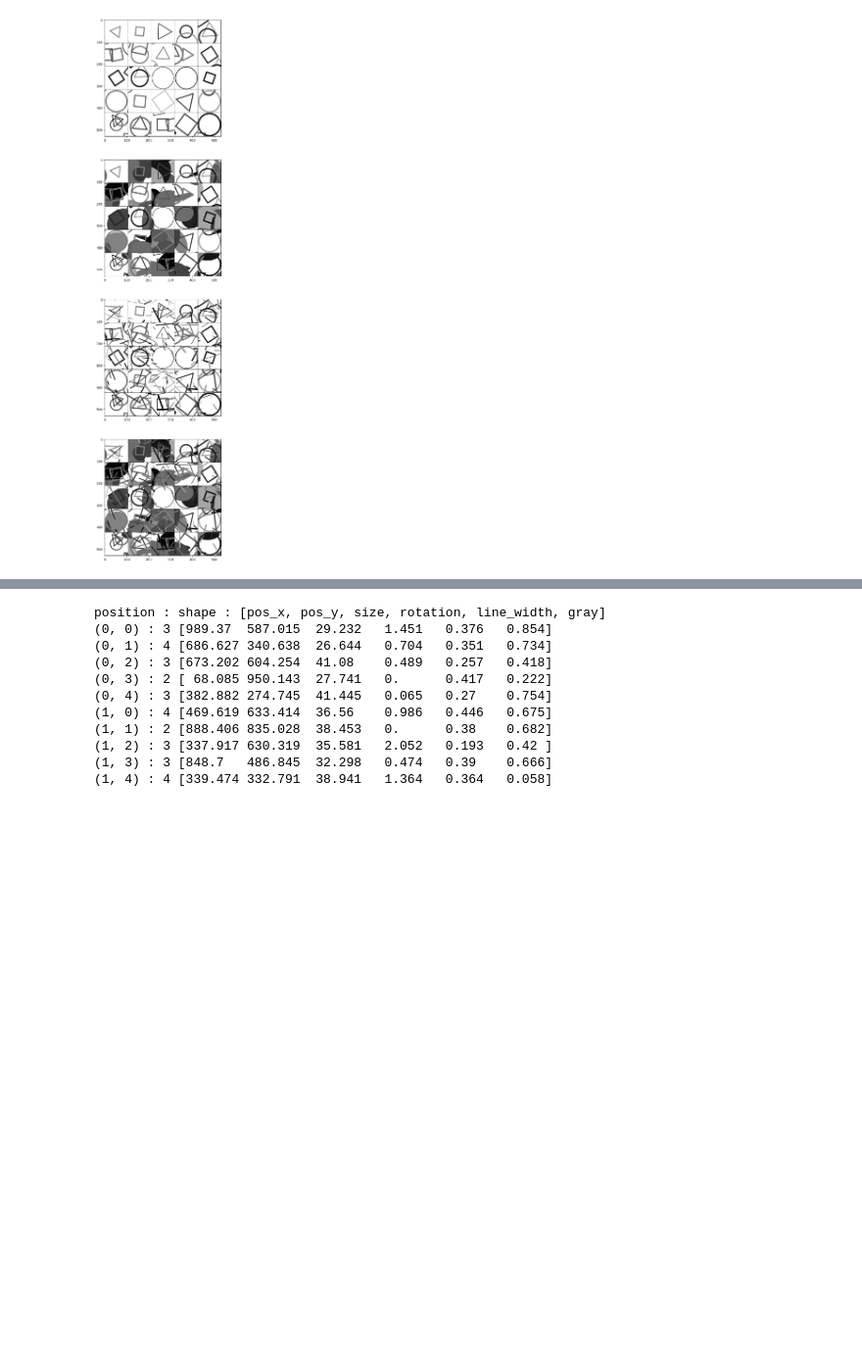
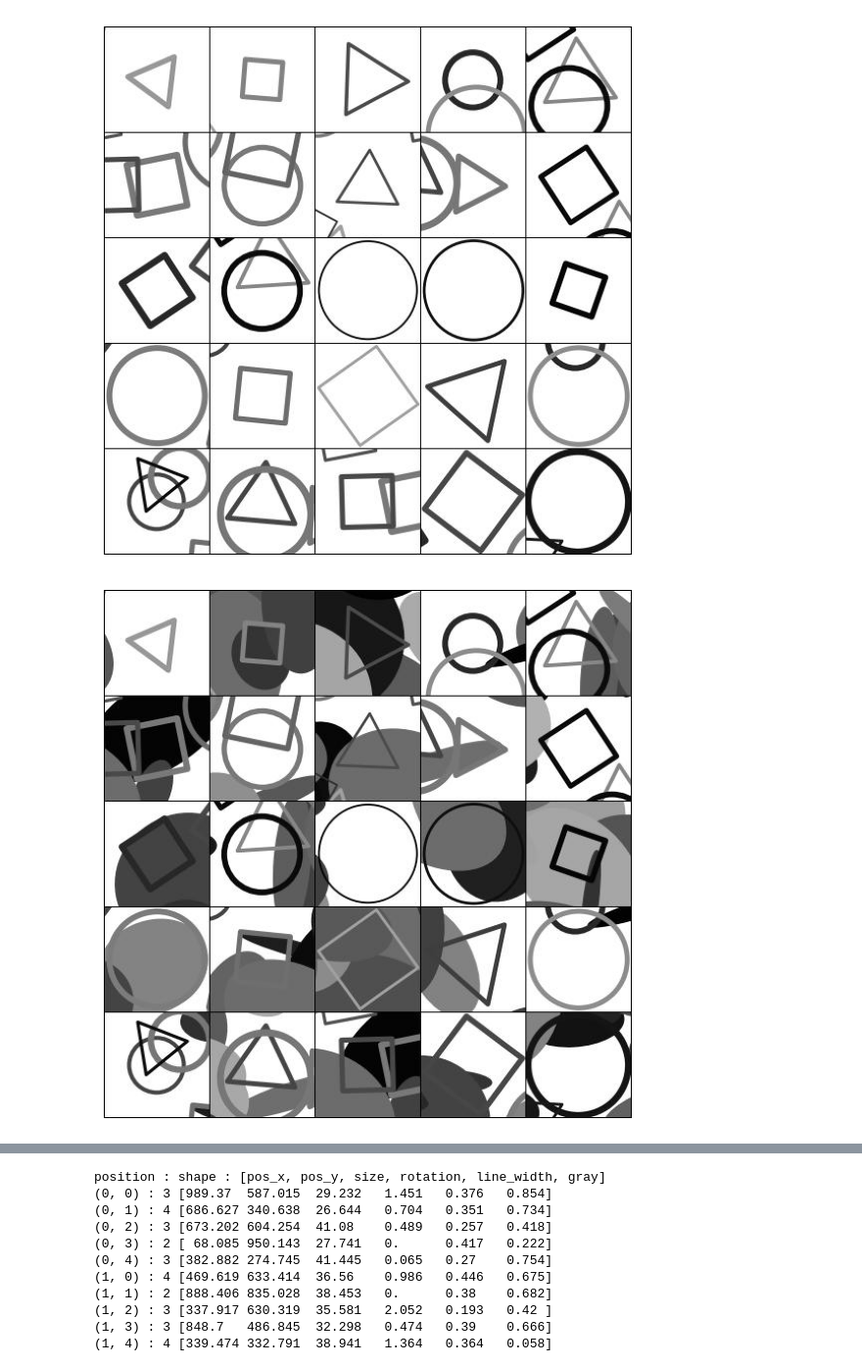
Before and after one commit to jkcas22/shape-recognition, a Jupyter notebook: data.ipynb, the cells around one changed output, grey strips where cells are left out. Shown at 98% size. Drawn from its saved outputs; the diff is of its cells as text; code cells hidden in the pictures; blank space fills up the shorter version.

```diff
--- a/data.ipynb
+++ b/data.ipynb
@@ -133,10 +118,3 @@ for name in folder:
           ET.SubElement(box,'ymax').text=f"{im_size-int(boxes[k][2]+0.5)}"
 
         ET.ElementTree(annotation).write("data/labels/"+file+".xml")
-# %%
-name=folder[0]
-fig, ax = plt.subplots(4, figsize=(30,30))
-for j in range(4):
-    file = name+f"-{j}/"+name+f"{0:04d}"
-    ax[j].imshow(mpimg.imread("data/"+file+".jpg"))
-    #plt.gca().add_patch(mppatch.Rectangle((348,831),97,96,linewidth=1,edgecolor='g',facecolor='none'))
@@ -144,0 +121,12 @@ for j in range(4):
+# %%
+#show different image constructions
+
+name=folder[0]
+for j in range(4):
+    print('\n')
+    plt.figure(figsize=(10,7))
+    file = name+f"-{j}/"+name+f"{0:04d}"
+    image = plt.imread("data/"+file+".jpg")
+    plt.imshow(image)
+    plt.axis('off')
+    plt.show()
@@ -145,20 +138,28 @@ for j in range(4):
 # %%
+#show shapes in detail
+
 name=folder[0]
 grid = (5,5)
 
 for j in range(4):
     file = name+f"-{j}/"+name+f"{0:04d}"
     loaded  = np.load("data/"+file+"-detail.npz")
     details = loaded['details']
     grid_image, grid_pos = gen_grid_image(details, grid)
 
     fig = plt.figure(figsize=(grid_image.shape[1],grid_image.shape[0]),dpi=1)
     fig.figimage(grid_image, cmap='gray')
-    fig.savefig(f'data/tmp-{j}.jpg')
+    fig.savefig(f'data/details-{j}.jpg')
     plt.close()
 
-fig, ax = plt.subplots(4, figsize=(30,30))
 for j in range(4):
-    ax[j].imshow(mpimg.imread(f'data/tmp-{j}.jpg'))
+    print('\n')
+    plt.figure(figsize=(10,7))
+    file = f'data/details-{j}.jpg'
+    image = plt.imread(file)
+    plt.imshow(image)
+    plt.axis('off')
+    plt.show()
 # %% [output]
-[figure, old version]
+[figure, new version]
+[figure, added]
```
Also changed, not shown: parts of 7 cells of this notebook, 7 other files.
